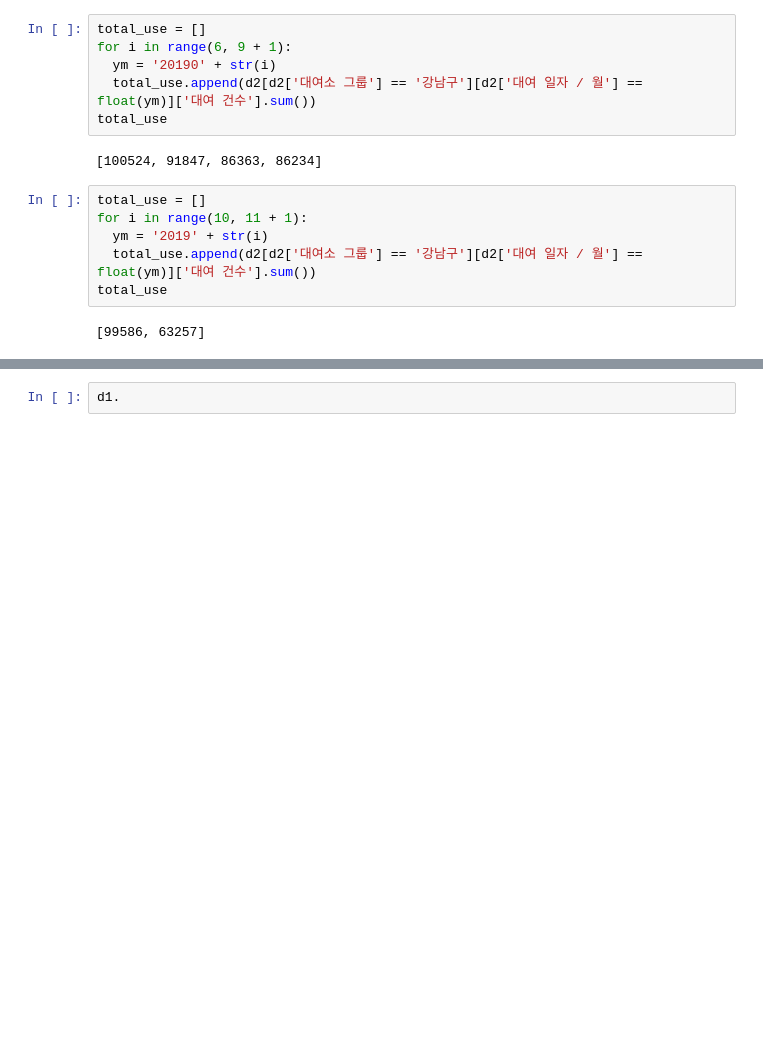
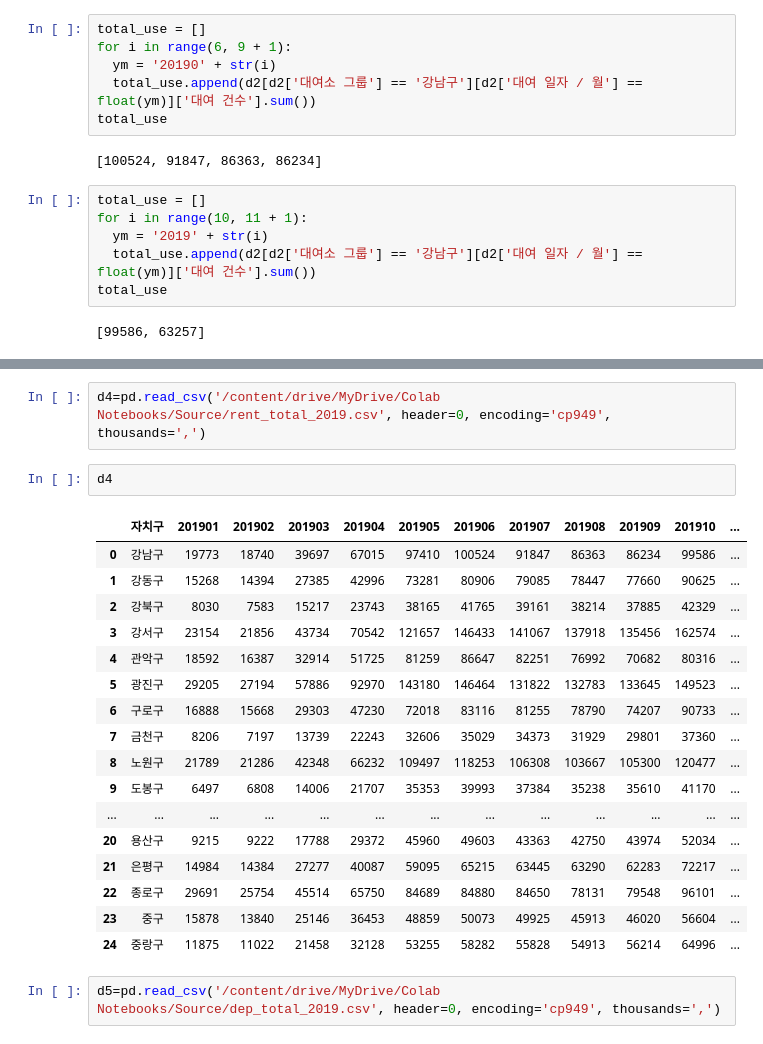
Before and after one commit to ChaeHyunIM/Helloworld, a Jupyter notebook: 데이터_분석.ipynb, the cells around one changed output, grey strips where cells are left out. Drawn from its saved outputs; the diff is of its cells as text; blank space fills up the shorter version.

Commit message:
Colaboratory를 통해 생성됨

```diff
--- a/데이터_분석.ipynb
+++ b/데이터_분석.ipynb
@@ -129,2 +129,24 @@ d1.groupby('구분').sum()
-# %%
-d1.
+# %%
+d4=pd.read_csv('/content/drive/MyDrive/Colab Notebooks/Source/rent_total_2019.csv', header=0, encoding='cp949', thousands=',')
+# %%
+d4
+# %% [output]
+|  | 자치구 | 201901 | 201902 | 201903 | 201904 | 201905 | 201906 | 201907 | 201908 | 201909 | 201910 | ... |
+| 0 | 강남구 | 19773 | 18740 | 39697 | 67015 | 97410 | 100524 | 91847 | 86363 | 86234 | 99586 | ... |
+| 1 | 강동구 | 15268 | 14394 | 27385 | 42996 | 73281 | 80906 | 79085 | 78447 | 77660 | 90625 | ... |
+| 2 | 강북구 | 8030 | 7583 | 15217 | 23743 | 38165 | 41765 | 39161 | 38214 | 37885 | 42329 | ... |
+| 3 | 강서구 | 23154 | 21856 | 43734 | 70542 | 121657 | 146433 | 141067 | 137918 | 135456 | 162574 | ... |
+| 4 | 관악구 | 18592 | 16387 | 32914 | 51725 | 81259 | 86647 | 82251 | 76992 | 70682 | 80316 | ... |
+| 5 | 광진구 | 29205 | 27194 | 57886 | 92970 | 143180 | 146464 | 131822 | 132783 | 133645 | 149523 | ... |
+| 6 | 구로구 | 16888 | 15668 | 29303 | 47230 | 72018 | 83116 | 81255 | 78790 | 74207 | 90733 | ... |
+| 7 | 금천구 | 8206 | 7197 | 13739 | 22243 | 32606 | 35029 | 34373 | 31929 | 29801 | 37360 | ... |
+| 8 | 노원구 | 21789 | 21286 | 42348 | 66232 | 109497 | 118253 | 106308 | 103667 | 105300 | 120477 | ... |
+| 9 | 도봉구 | 6497 | 6808 | 14006 | 21707 | 35353 | 39993 | 37384 | 35238 | 35610 | 41170 | ... |
+| ... | ... | ... | ... | ... | ... | ... | ... | ... | ... | ... | ... | ... |
+| 20 | 용산구 | 9215 | 9222 | 17788 | 29372 | 45960 | 49603 | 43363 | 42750 | 43974 | 52034 | ... |
+| 21 | 은평구 | 14984 | 14384 | 27277 | 40087 | 59095 | 65215 | 63445 | 63290 | 62283 | 72217 | ... |
+| 22 | 종로구 | 29691 | 25754 | 45514 | 65750 | 84689 | 84880 | 84650 | 78131 | 79548 | 96101 | ... |
+| 23 | 중구 | 15878 | 13840 | 25146 | 36453 | 48859 | 50073 | 49925 | 45913 | 46020 | 56604 | ... |
+| 24 | 중랑구 | 11875 | 11022 | 21458 | 32128 | 53255 | 58282 | 55828 | 54913 | 56214 | 64996 | ... |
+# %%
+d5=pd.read_csv('/content/drive/MyDrive/Colab Notebooks/Source/dep_total_2019.csv', header=0, encoding='cp949', thousands=',')
```
Also changed, not shown: parts of 18 cells of this notebook.
